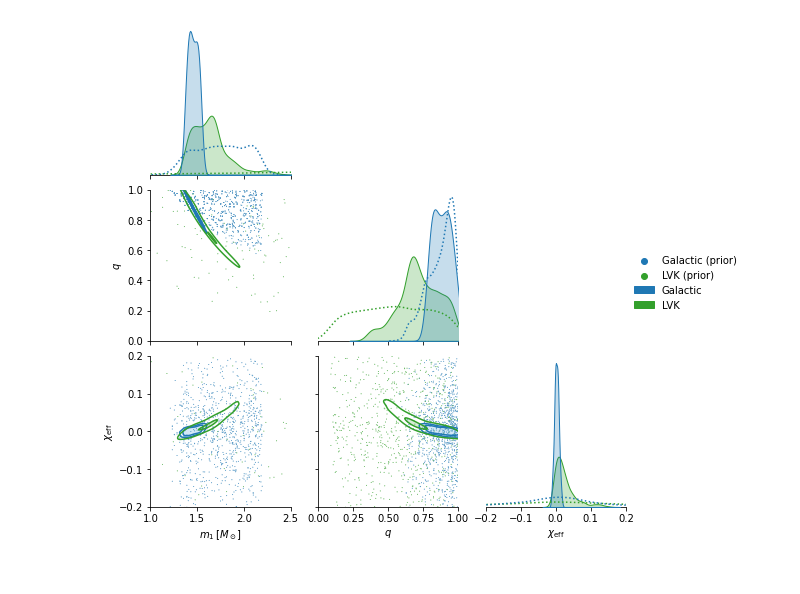
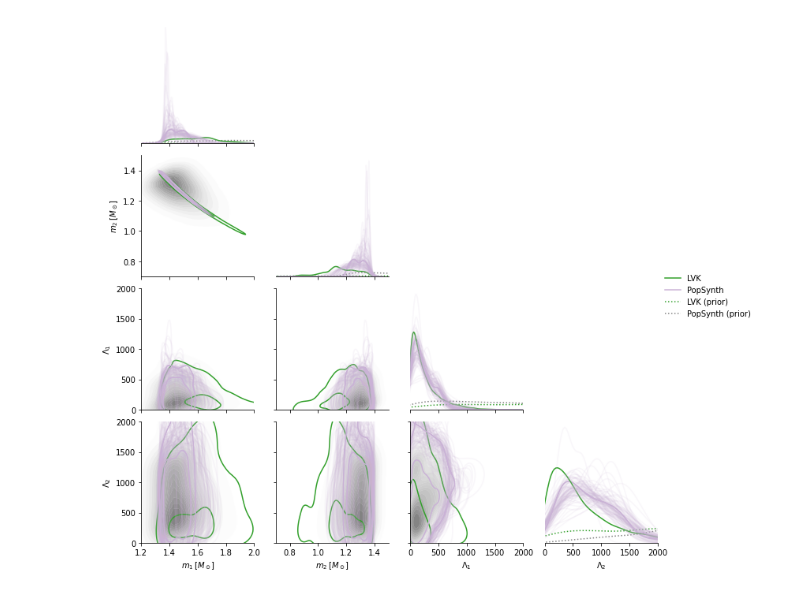
Before and after one commit to daniellmarc/reweighted-dns, a Jupyter notebook: GW170817_PopSynthNS.ipynb, the cells around one changed output. Drawn from its saved outputs; the diff is of its cells as text; code cells hidden in the pictures.

Commit message:
Update plots

```diff
--- a/GW170817_PopSynthNS.ipynb
+++ b/GW170817_PopSynthNS.ipynb
@@ -251,21 +296,39 @@ all_df = pd.concat([df, prior_df]).reset_index()
+# %%
+# store the population-marginalized samples in the dataframe with the others
+
+marg_df = pd.concat([data,data0,prior_data,prior_data0,popmarg_data]).reset_index()
 # %%
+# specify some global plot settings
+
 sns.set_palette([sns.color_palette("Paired")[1],sns.color_palette("Paired")[3],'k',sns.color_palette("Paired")[8]])
+palette = {"PopSynth (prior)": 'gray', 'LVK (prior)': sns.color_palette()[1], 'PopSynth': sns.color_palette()[3], 'LVK': sns.color_palette()[1]}
+for jj in range(ii): palette['PopSynth {0}'.format(jj)] = sns.color_palette()[3]
 
 replacements = {'m1': r'$m_1 \,[M_\odot]$', 'm2': r'$m_2 \,[M_\odot]$', 'spin1': r'$\chi_1$', 'spin2': r'$\chi_2$', 'lambda1': r'$\Lambda_1$', 'lambda2': r'$\Lambda_2$', 'mchirp': r'$\mathcal{M} \,[M_\odot]$', 'q': r'$q$', 'chi_eff': r'$\chi_\mathrm{eff}$', 'lambdatilde': r'$\tilde{\Lambda}$'}
-limits = {'m1': (1.,2.5), 'm2': (1.,2.5), 'spin1': (0.,1.), 'spin2': (0.,1.), 'lambda1': (0.,5000.), 'lambda2': (0.,5000.), 'mchirp': (1.1,1.2), 'q': (0.,1.), 'chi_eff': (-0.2,0.2), 'lambdatilde': (0.,5000.)}
+limits = {'m1': (1.2,2.0), 'm2': (0.7,1.5), 'spin1': (0.,1.), 'spin2': (0.,1.), 'lambda1': (0.,2000.), 'lambda2': (0.,2000.), 'mchirp': (1.1,1.2), 'q': (0.3,1.), 'chi_eff': (-0.2,0.2), 'lambdatilde': (0.,2000.)}
+
+lower_priors = ["PopSynth (prior)"]
+diag_priors = ['LVK (prior)','PopSynth (prior)']
+posts = ['LVK','PopSynth']
+traces = ["PopSynth {0}".format(jj) for jj in range(ii)]
+
+handles = {}
+for key in palette.keys():
+  if '(prior)' in key: handles[key] = mlines.Line2D([], [], color=palette[key], ls=':', label=key)
+  else: handles[key] = mlines.Line2D([], [], color=palette[key], label=key)
 # %%
-vars = ["m1","m2",'lambda1','lambda2']
-hues = ["Galactic (prior)","LVK (prior)"]
+def fancy_corner(df,vars,hue_col='prior',wt_col='massweight',lower_priors=lower_priors,diag_priors=diag_priors,prior_alpha=0.5,posts=posts,post_levels=[0.1,0.5],traces=traces,trace_levels=[0.1],trace_alpha=0.1,handles=handles,palette=palette,replacements=replacements,limits=limits):
 
-fig = sns.PairGrid(all_df, vars=vars, corner=True, diag_sharey=False)
-fig.map_lower(sns.scatterplot, data=all_df.query('prior in @hues'), hue='prior', hue_order=hues, markers='.', s=1)
-fig.map_diag(sns.kdeplot, data=all_df, hue='prior', hue_order=["Galactic (prior)","LVK (prior)"], fill=False, ls=':', common_norm=False, weights=all_df["massweight"])
-fig.map_diag(sns.kdeplot, data=all_df, hue='prior', hue_order=["Galactic","LVK"], fill=True, common_norm=False, weights=all_df["massweight"])
-fig.map_lower(sns.kdeplot, data=all_df, hue='prior', hue_order=["Galactic","LVK"], levels=[0.1,0.5], weights=all_df["massweight"])
-fig.map_lower(sns.kdeplot, data=all_df, hue='prior', hue_order=["Galactic","LVK"], levels=[0.5,1.], weights=all_df["massweight"], fill=True,alpha=0.2)
-fig.add_legend()
+  fig = sns.PairGrid(df, vars=vars, corner=True, diag_sharey=False)
+  fig.map_lower(sns.kdeplot, data=df.query(hue_col+' in @lower_priors'), weights=df[wt_col], levels=20, cmap='gray_r', fill=True, alpha=prior_alpha, antialiased=True)
+  fig.map_diag(sns.kdeplot, data=df, hue=hue_col, hue_order=diag_priors, palette=palette, fill=False, ls=':', alpha=1, common_norm=False, weights=df[wt_col])
+  fig.map_diag(sns.kdeplot, data=df, hue=hue_col, hue_order=posts, palette=palette, fill=False, common_norm=False, weights=df[wt_col])
+  fig.map_diag(sns.kdeplot, data=df, hue=hue_col, hue_order=traces, palette=palette, fill=False, alpha=trace_alpha, common_norm=False, weights=df[wt_col])
+  fig.map_lower(sns.kdeplot, data=df, hue=hue_col, hue_order=posts, palette=palette, levels=post_levels, weights=df[wt_col])
+  fig.map_lower(sns.kdeplot, data=df, hue=hue_col, hue_order=traces, palette=palette, levels=trace_levels, alpha=trace_alpha, weights=df[wt_col])
+  fig.add_legend(label_order=[*posts,*diag_priors],legend_data=handles)
 
-for i in range(len(vars)):
+  for i in range(len(vars)):
     for j in range(i+1):
         xlabel = vars[j]
         ylabel = vars[i]
@@ -328,24 +341,6 @@ for i in range(len(vars)):
-# %%
-vars = ["m1","q",'chi_eff']
-hues = ["Galactic (prior)","LVK (prior)"]
-
-fig = sns.PairGrid(all_df, vars=vars, corner=True, diag_sharey=False)
-fig.map_lower(sns.scatterplot, data=all_df.query('prior in @hues'), hue='prior', hue_order=hues, markers='.', s=1)
-fig.map_diag(sns.kdeplot, data=all_df, hue='prior', hue_order=["Galactic (prior)","LVK (prior)"], fill=False, ls=':', common_norm=False, weights=all_df["massweight"])
-fig.map_diag(sns.kdeplot, data=all_df, hue='prior', hue_order=["Galactic","LVK"], fill=True, common_norm=False, weights=all_df["massweight"])
-fig.map_lower(sns.kdeplot, data=all_df, hue='prior', hue_order=["Galactic","LVK"], levels=[0.1,0.5], weights=all_df["massweight"])
-fig.map_lower(sns.kdeplot, data=all_df, hue='prior', hue_order=["Galactic","LVK"], levels=[0.5,1.], weights=all_df["massweight"], fill=True,alpha=0.2)
-fig.add_legend()
-
-for i in range(len(vars)):
-    for j in range(i+1):
-        xlabel = vars[j]
-        ylabel = vars[i]
-        if xlabel in replacements.keys():
-            fig.axes[i][j].set_xlabel(replacements[xlabel])
-            fig.axes[i][j].set_xlim(*limits[xlabel])
-        if ylabel in replacements.keys():
-            fig.axes[i][j].set_ylabel(replacements[ylabel])
-            fig.axes[i][j].set_ylim(*limits[ylabel])
-# %% [output]
-[figure, removed]
+# %%
+# make a corner plot of the tidal sector
+
+fancy_corner(marg_df,["m1","m2",'lambda1','lambda2'])
+# %% [output]
+[figure, added]
```
Also changed, not shown: parts of 21 cells of this notebook.
